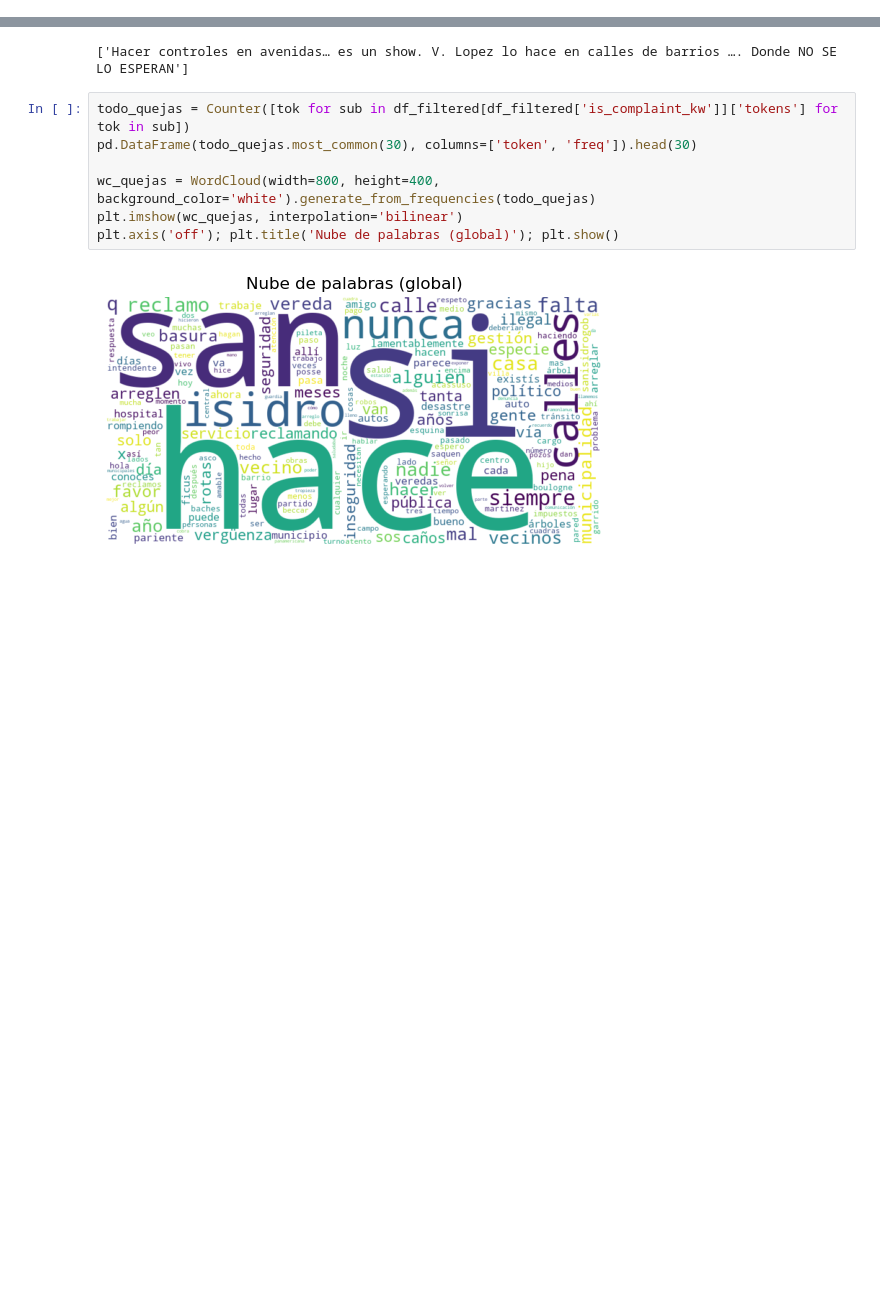
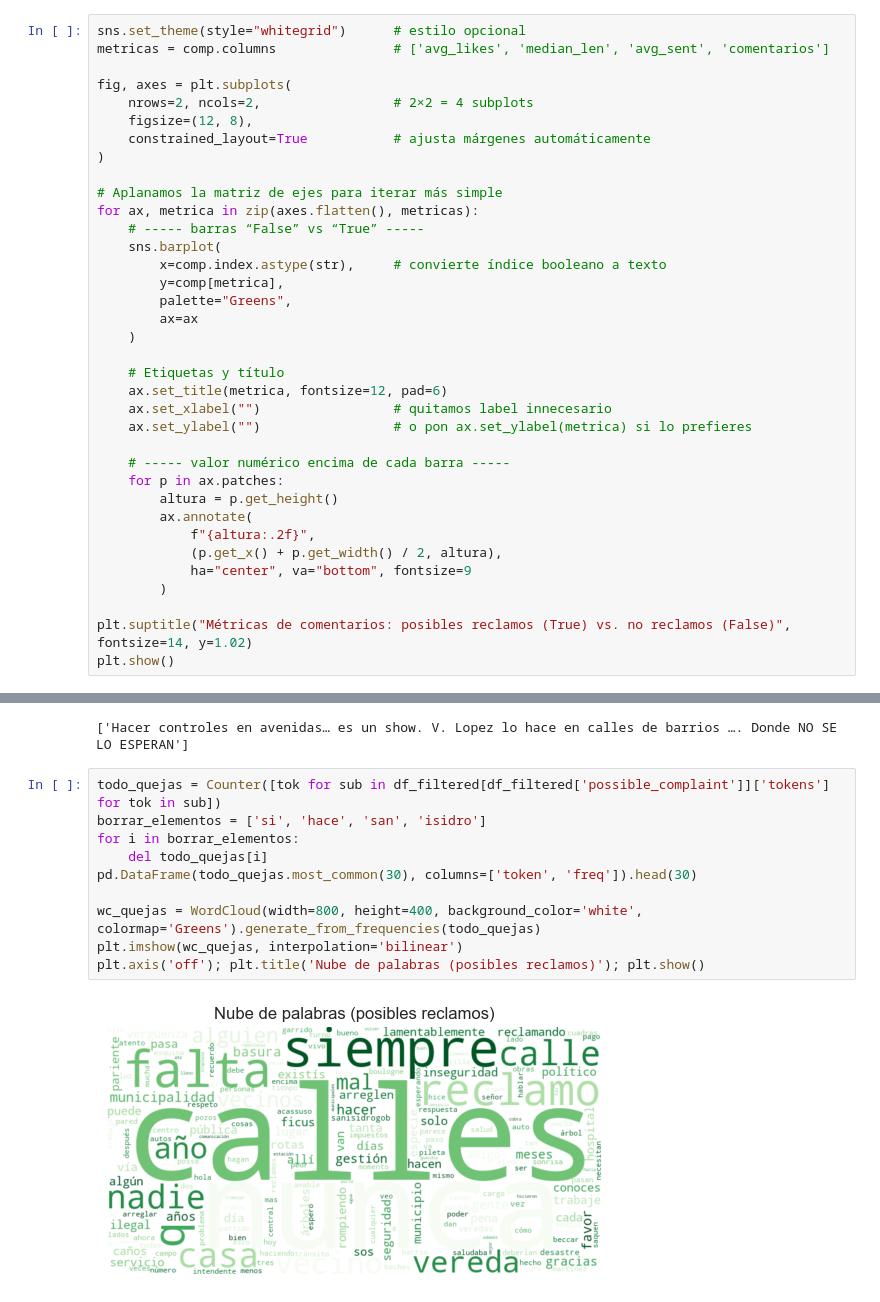
Before and after one commit to Pericsen/sanisi-redes, a Jupyter notebook: src/instagram/EDA/ig_comments_eda.ipynb, the cells around one changed output, grey strips where cells are left out. Drawn from its saved outputs; the diff is of its cells as text; blank space fills up the shorter version.

```diff
--- a/src/instagram/EDA/ig_comments_eda.ipynb
+++ b/src/instagram/EDA/ig_comments_eda.ipynb
@@ -310,0 +332,36 @@ comp
+# %%
+sns.set_theme(style="whitegrid")      # estilo opcional
+metricas = comp.columns               # ['avg_likes', 'median_len', 'avg_sent', 'comentarios']
+
+fig, axes = plt.subplots(
+    nrows=2, ncols=2,                 # 2×2 = 4 subplots
+    figsize=(12, 8),
+    constrained_layout=True           # ajusta márgenes automáticamente
+)
+
+# Aplanamos la matriz de ejes para iterar más simple
+for ax, metrica in zip(axes.flatten(), metricas):
+    # ----- barras “False” vs “True” -----
+    sns.barplot(
+        x=comp.index.astype(str),     # convierte índice booleano a texto
+        y=comp[metrica],
+        palette="Greens",
+        ax=ax
+    )
+
+    # Etiquetas y título
+    ax.set_title(metrica, fontsize=12, pad=6)
+    ax.set_xlabel("")                 # quitamos label innecesario
+    ax.set_ylabel("")                 # o pon ax.set_ylabel(metrica) si lo prefieres
+
+    # ----- valor numérico encima de cada barra -----
+    for p in ax.patches:
+        altura = p.get_height()
+        ax.annotate(
+            f"{altura:.2f}",
+            (p.get_x() + p.get_width() / 2, altura),
+            ha="center", va="bottom", fontsize=9
+        )
+
+plt.suptitle("Métricas de comentarios: posibles reclamos (True) vs. no reclamos (False)", fontsize=14, y=1.02)
+plt.show()
@@ -329,11 +388,14 @@ df_filtered[df_filtered['comment_id']==18290034331215203]['comment_text'].to_lis
 # %% [output]
 ['Hacer controles en avenidas… es un show. V. Lopez lo hace en calles de barrios …. Donde NO SE LO ESPERAN']
 # %%
-todo_quejas = Counter([tok for sub in df_filtered[df_filtered['is_complaint_kw']]['tokens'] for tok in sub])
+todo_quejas = Counter([tok for sub in df_filtered[df_filtered['possible_complaint']]['tokens'] for tok in sub])
+borrar_elementos = ['si', 'hace', 'san', 'isidro']
+for i in borrar_elementos:
+    del todo_quejas[i]
 pd.DataFrame(todo_quejas.most_common(30), columns=['token', 'freq']).head(30)
 
-wc_quejas = WordCloud(width=800, height=400, background_color='white').generate_from_frequencies(todo_quejas)
+wc_quejas = WordCloud(width=800, height=400, background_color='white', colormap='Greens').generate_from_frequencies(todo_quejas)
 plt.imshow(wc_quejas, interpolation='bilinear')
-plt.axis('off'); plt.title('Nube de palabras (global)'); plt.show()
+plt.axis('off'); plt.title('Nube de palabras (posibles reclamos)'); plt.show()
 # %% [output]
-[figure, old version]
+[figure, new version]
```
Also changed, not shown: parts of 26 cells of this notebook.
